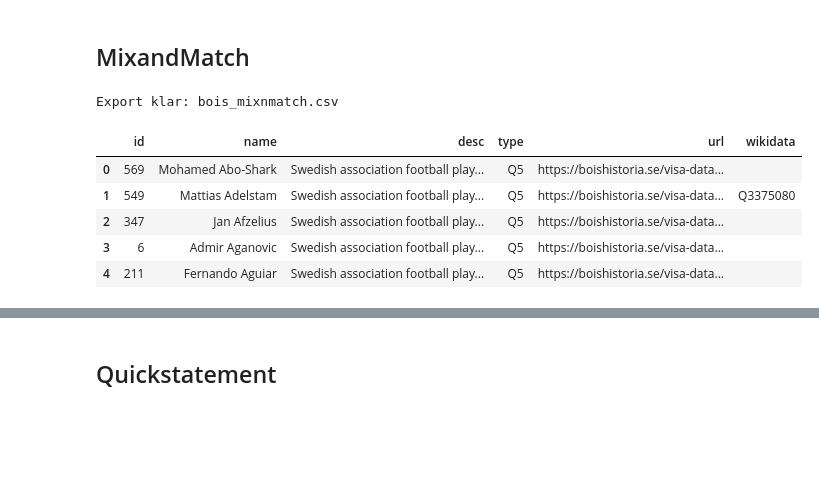
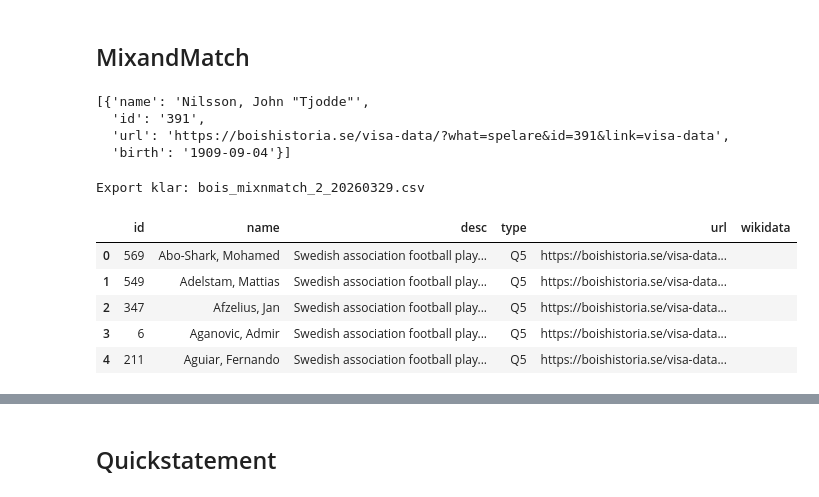
Before and after one commit to salgo60/ifkdb, a Jupyter notebook: Notebook/14_Boishistoria.ipynb, the cells around one changed output, grey strips where cells are left out. Cells and saved outputs as stored; diff of their text form; code cells hidden in the pictures; blank space fills up the shorter version.

```diff
--- a/Notebook/14_Boishistoria.ipynb
+++ b/Notebook/14_Boishistoria.ipynb
@@ -825,56 +855,46 @@ Skapat /Users/salgo/Documents/GitHub/ifkdb/Notebook/BOISreport_20260328.md
 # %% [markdown]
 ## MixandMatch
+# %%
+resultbug8 = [item for item in players if "Nilsson, John" in item["name"]]
+resultbug8
+# %% [output]
+[{'name': 'Nilsson, John "Tjodde"',
+  'id': '391',
+  'url': 'https://boishistoria.se/visa-data/?what=spelare&id=391&link=visa-data',
+  'birth': '1909-09-04'}]
 # %%
 import pandas as pd
 
-# --- 1. Indexera Wikidata ---
-wd_index = {}
-for p in wd_players:
-    key = (p['name'].lower(), p['birth'])
-    wd_index[key] = p['qid']
-
-# --- 2. Indexera original players (för id + url) ---
-players_index = {}
-for p in players:
-    # konvertera "Efternamn, Förnamn" → "Förnamn Efternamn"
-    parts = p['name'].split(", ")
-    clean_name = f"{parts[1]} {parts[0]}" if len(parts) == 2 else p['name']
-
-    key = (clean_name.lower(), p['birth'])
-    players_index[key] = p
-
-# --- 3. Bygg Mix'n'Match rows ---
 rows = []
 
-for i, p in enumerate(bois_clean, start=1):
-    key = (p['name'].lower(), p['birth'])
-
-    wd_qid = wd_index.get(key, "")
-    source = players_index.get(key, {})
-
+for p in players:
     rows.append({
-        "id": source.get("id", i),
-        "name": p["name"],
-        "desc": f"Swedish association football player, played for BoIS, active ?, born {p['birth']}",
+        "id": p["id"],
+        "name": p["name"],  # ev. konvertera format här om du vill
+        "desc": f"Swedish association football player, played for BoIS, born {p['birth']}",
         "type": "Q5",
-        "url": source.get("url", ""),
-        "wikidata": wd_qid
+        "url": p["url"],
+        "wikidata": ""  # fyll senare om du vill matcha
     })
 
-# --- 4. Skapa DataFrame ---
 df = pd.DataFrame(rows)
+df.to_csv("bois_mixnmatch.csv", index=False)
+
+df.head()
 
 # --- 5. Export ---
-output_file = "bois_mixnmatch.csv"
+today_str = datetime.now().strftime("%Y%m%d")
+
+output_file = f"bois_mixnmatch_2_{today_str}.csv"
 df.to_csv(output_file, index=False)
 
 print(f"Export klar: {output_file}")
 df.head()
 # %% [output]
-Export klar: bois_mixnmatch.csv
+Export klar: bois_mixnmatch_2_20260329.csv
 |  | id | name | desc | type | url | wikidata |
-| 0 | 569 | Mohamed Abo-Shark | Swedish association football play... | Q5 | https://boishistoria.se/visa-data... |  |
-| 1 | 549 | Mattias Adelstam | Swedish association football play... | Q5 | https://boishistoria.se/visa-data... | Q3375080 |
-| 2 | 347 | Jan Afzelius | Swedish association football play... | Q5 | https://boishistoria.se/visa-data... |  |
-| 3 | 6 | Admir Aganovic | Swedish association football play... | Q5 | https://boishistoria.se/visa-data... |  |
-| 4 | 211 | Fernando Aguiar | Swedish association football play... | Q5 | https://boishistoria.se/visa-data... |  |
+| 0 | 569 | Abo-Shark, Mohamed | Swedish association football play... | Q5 | https://boishistoria.se/visa-data... |  |
+| 1 | 549 | Adelstam, Mattias | Swedish association football play... | Q5 | https://boishistoria.se/visa-data... |  |
+| 2 | 347 | Afzelius, Jan | Swedish association football play... | Q5 | https://boishistoria.se/visa-data... |  |
+| 3 | 6 | Aganovic, Admir | Swedish association football play... | Q5 | https://boishistoria.se/visa-data... |  |
+| 4 | 211 | Aguiar, Fernando | Swedish association football play... | Q5 | https://boishistoria.se/visa-data... |  |
```
Also changed, not shown: parts of 25 cells of this notebook, 7 other files.
